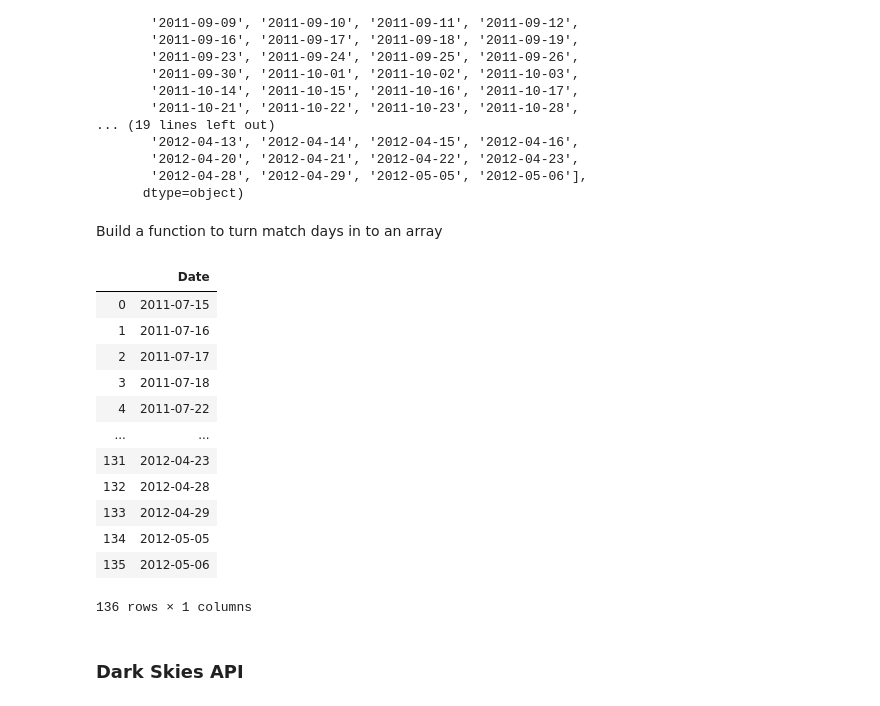
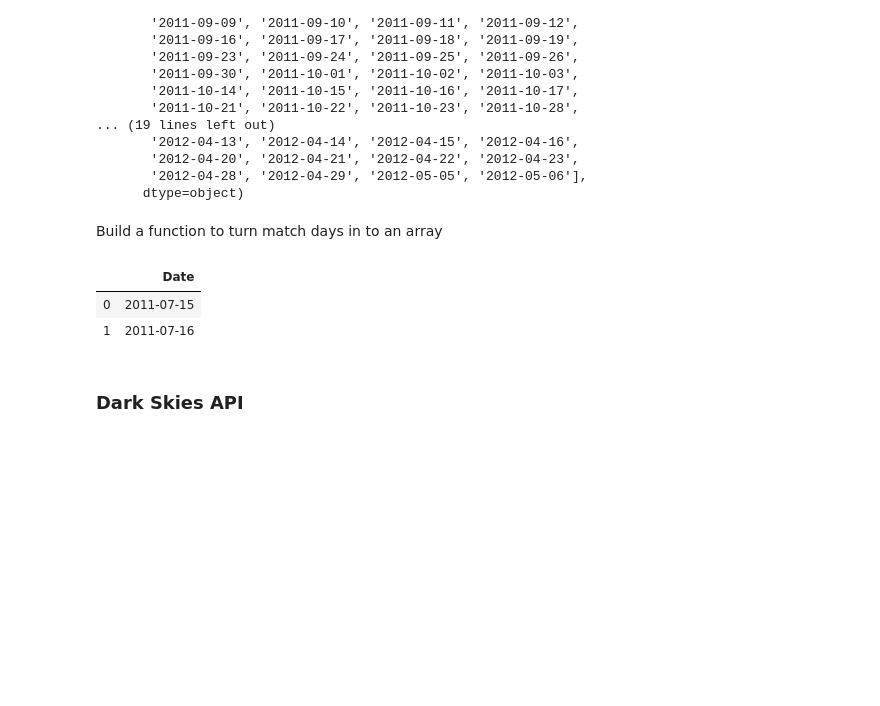
Before and after one commit to petehumphries/Flatiron_School-Module_2_Proj, a Jupyter notebook: module_2_project.ipynb, the cells around one changed output. Saved outputs shown, nothing was run; the diff lists cells and outputs as text; code cells hidden in the pictures; blank space fills up the shorter version.

```diff
--- a/module_2_project.ipynb
+++ b/module_2_project.ipynb
@@ -206,22 +199,12 @@ def weather_required_dates(match_dates):
 # %%
 match_days = weather_required_dates(match_dates)
 df_match_days=pd.DataFrame(match_days)
 df_match_days.columns = ['Date']
-df_match_days
+df_match_days.head(2)
 # %% [output]
 |  | Date |
 | 0 | 2011-07-15 |
 | 1 | 2011-07-16 |
-| 2 | 2011-07-17 |
-| 3 | 2011-07-18 |
-| 4 | 2011-07-22 |
-| ... | ... |
-| 131 | 2012-04-23 |
-| 132 | 2012-04-28 |
-| 133 | 2012-04-29 |
-| 134 | 2012-05-05 |
-| 135 | 2012-05-06 |
-136 rows × 1 columns
 # %% [markdown]
 ### Dark Skies API
 # %% [markdown]
```
Also changed, not shown: parts of 19 cells of this notebook, 3 other files.
